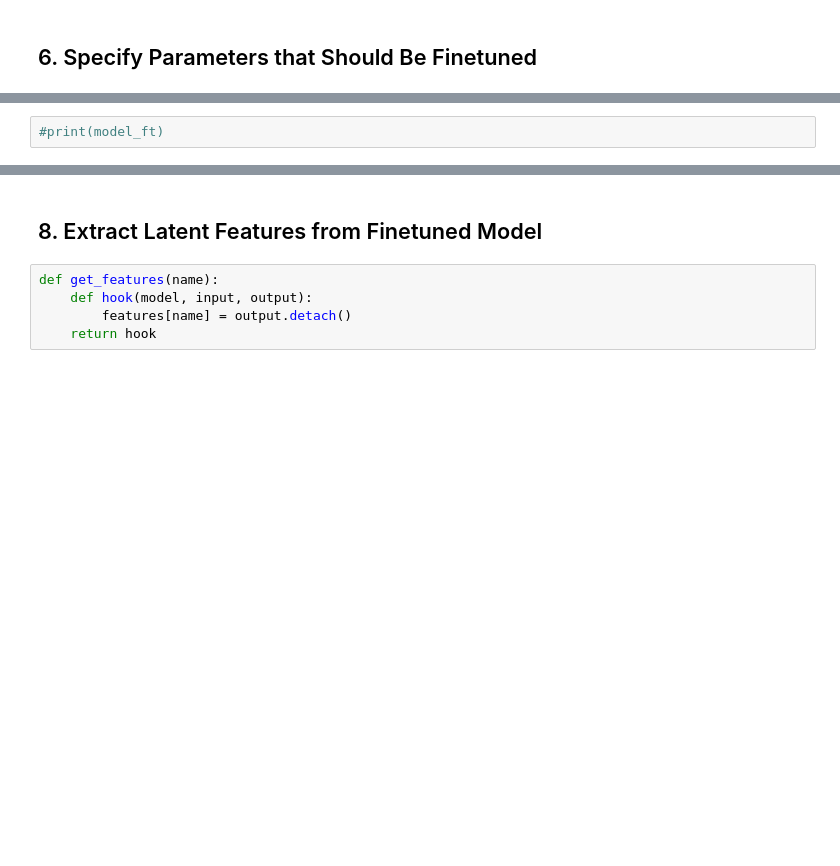
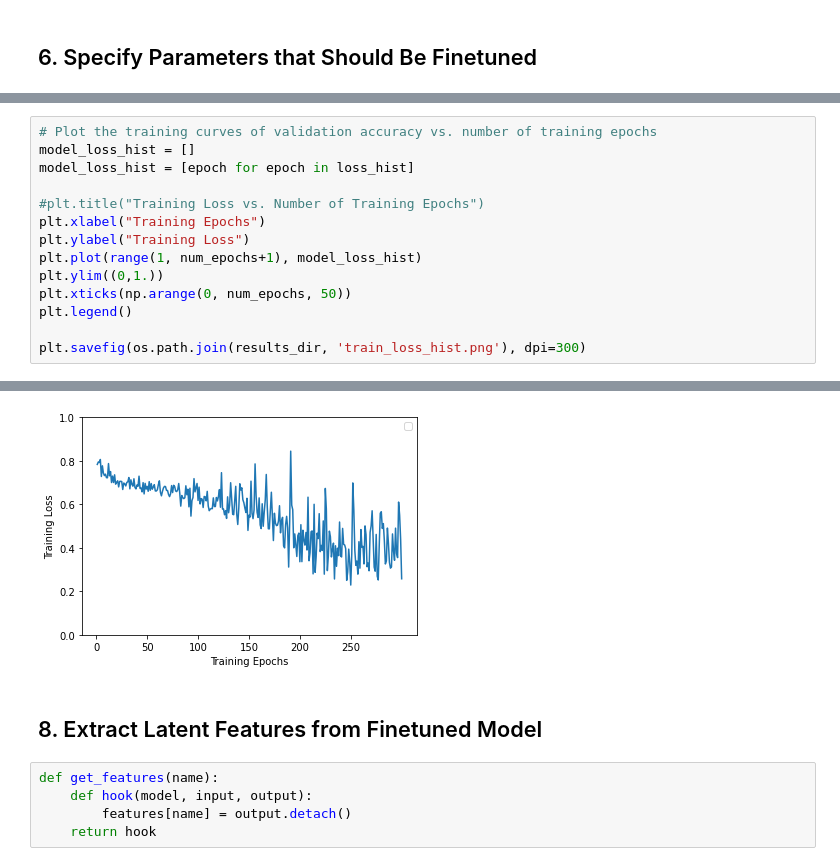
Before and after one commit to jmnolte/HCCNet, a Jupyter notebook: test_scripts/feature_extraction/deep_features/deep_feature_extraction.ipynb, the cells around one changed output, grey strips where cells are left out. Saved outputs shown, nothing was run; the diff lists cells and outputs as text; blank space fills up the shorter version.

```diff
--- a/test_scripts/feature_extraction/deep_features/deep_feature_extraction.ipynb
+++ b/test_scripts/feature_extraction/deep_features/deep_feature_extraction.ipynb
@@ -299,2 +348,15 @@ WARNING:matplotlib.legend:No handles with labels found to put in legend.
-# %%
-#print(model_ft)
+# %%
+# Plot the training curves of validation accuracy vs. number of training epochs
+model_loss_hist = []
+model_loss_hist = [epoch for epoch in loss_hist]
+
+#plt.title("Training Loss vs. Number of Training Epochs")
+plt.xlabel("Training Epochs")
+plt.ylabel("Training Loss")
+plt.plot(range(1, num_epochs+1), model_loss_hist)
+plt.ylim((0,1.))
+plt.xticks(np.arange(0, num_epochs, 50))
+plt.legend()
+
+plt.savefig(os.path.join(results_dir, 'train_loss_hist.png'), dpi=300)
+# %% [output]
@@ -301,3 +364,4 @@ WARNING:matplotlib.legend:No handles with labels found to put in legend.
+[figure, added]
 # %% [markdown]
 ## 8. Extract Latent Features from Finetuned Model
 # %%
```
Also changed, not shown: parts of 29 cells of this notebook, 14 other files.
